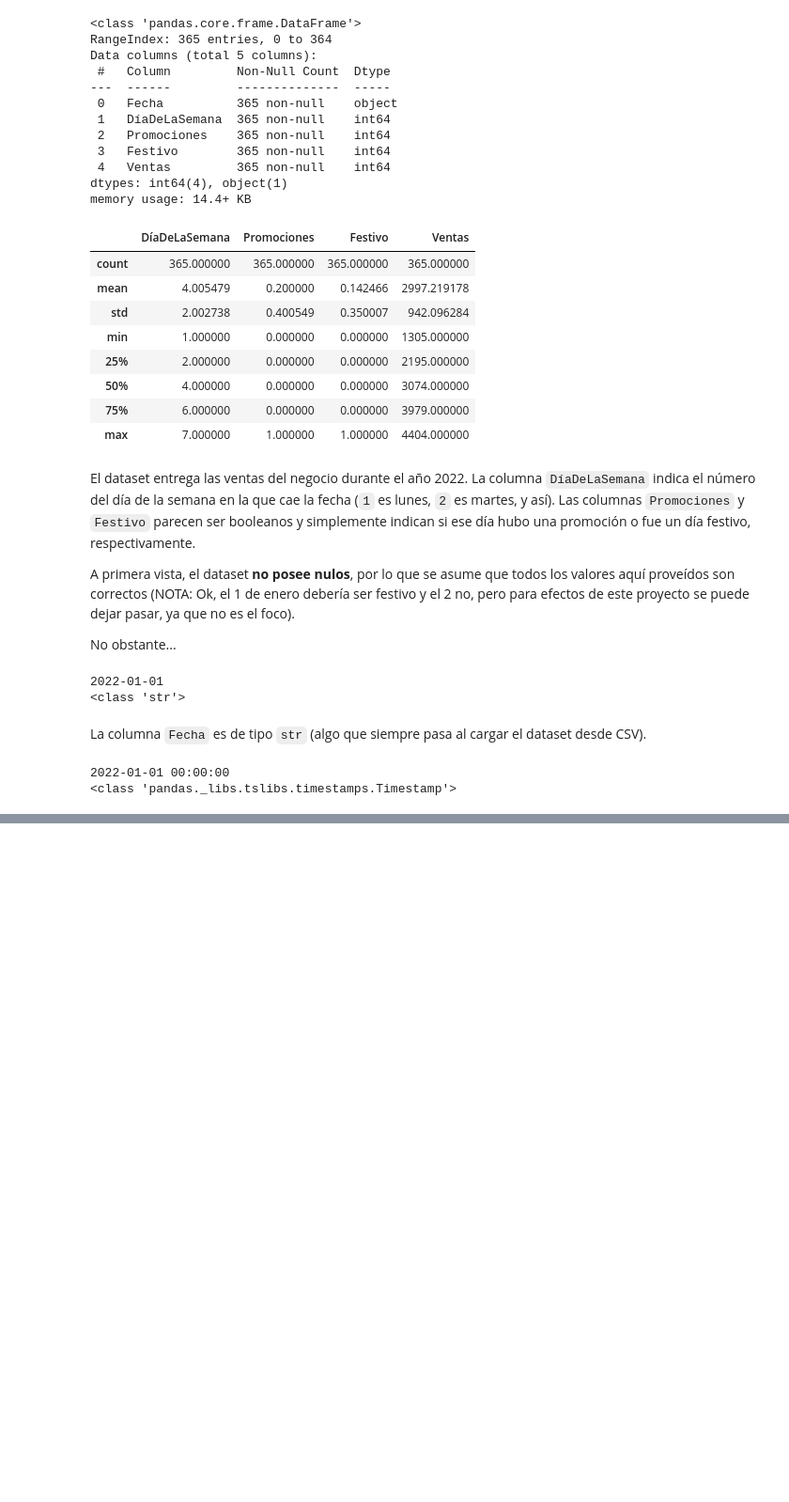
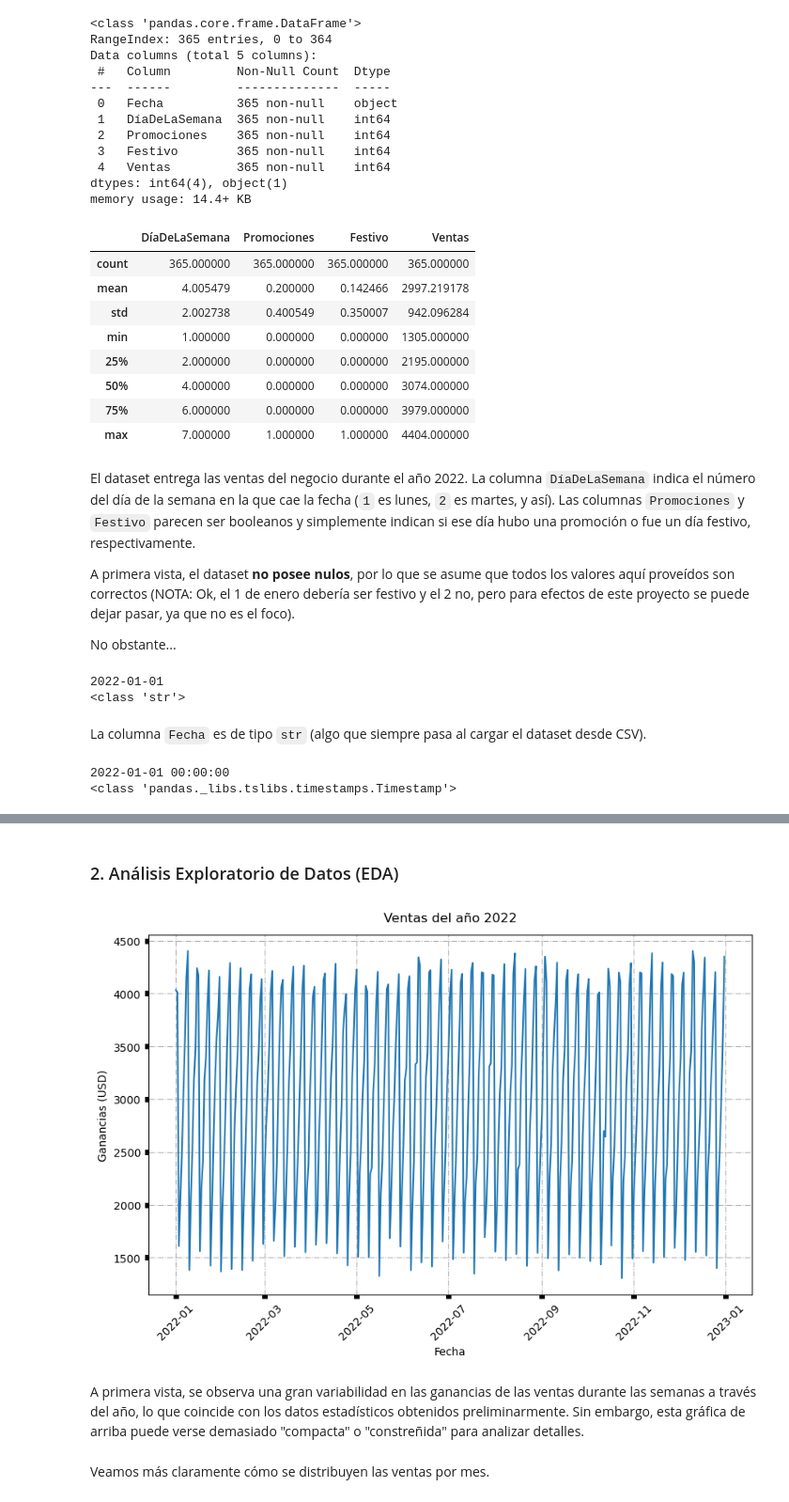
Before and after one commit to frgonzalezb/Udemy_Python_Total_DS_ML, a Jupyter notebook: 11_Machine_Learning_I/Proyecto/Proyecto de Día 11 - Análisis Predictivo para una Tienda Minorista.ipynb, the cells around one changed output, grey strips where cells are left out. Shown: that part at 94% size. Saved outputs shown, nothing was run; the diff lists cells and outputs as text; code cells hidden in the pictures; blank space fills up the shorter version.

```diff
--- a/11_Machine_Learning_I/Proyecto/Proyecto de Día 11 - Análisis Predictivo para una Tienda Minorista.ipynb
+++ b/11_Machine_Learning_I/Proyecto/Proyecto de Día 11 - Análisis Predictivo para una Tienda Minorista.ipynb
@@ -141,3 +194,22 @@ y.head()
 X_train, X_test, y_train, y_test = ms.train_test_split(
     X, y, test_size=0.2, random_state=42
 )
+# %% [markdown]
+### 2. Análisis Exploratorio de Datos (EDA)
+# %%
+# Trazar las ventas a lo largo del tiempo
+plt.figure(figsize=(10, 6))
+plt.title('Ventas del año 2022', pad=12)
+sns.lineplot(data=df, x='Fecha', y='Ventas')
+plt.tick_params(width=5)
+plt.xticks(rotation=45)
+plt.grid(True, linestyle='-.')
+plt.xlabel('Fecha')
+plt.ylabel('Ganancias (USD)')
+plt.show()
+# %% [output]
+[figure, added]
+# %% [markdown]
+A primera vista, se observa una gran variabilidad en las ganancias de las ventas durante las semanas a través del año, lo que coincide con los datos estadísticos obtenidos preliminarmente. Sin embargo, esta gráfica de arriba puede verse demasiado "compacta" o "constreñida" para analizar detalles.
+# %% [markdown]
+Veamos más claramente cómo se distribuyen las ventas por mes.
```
Also changed, not shown: parts of 15 cells of this notebook.
